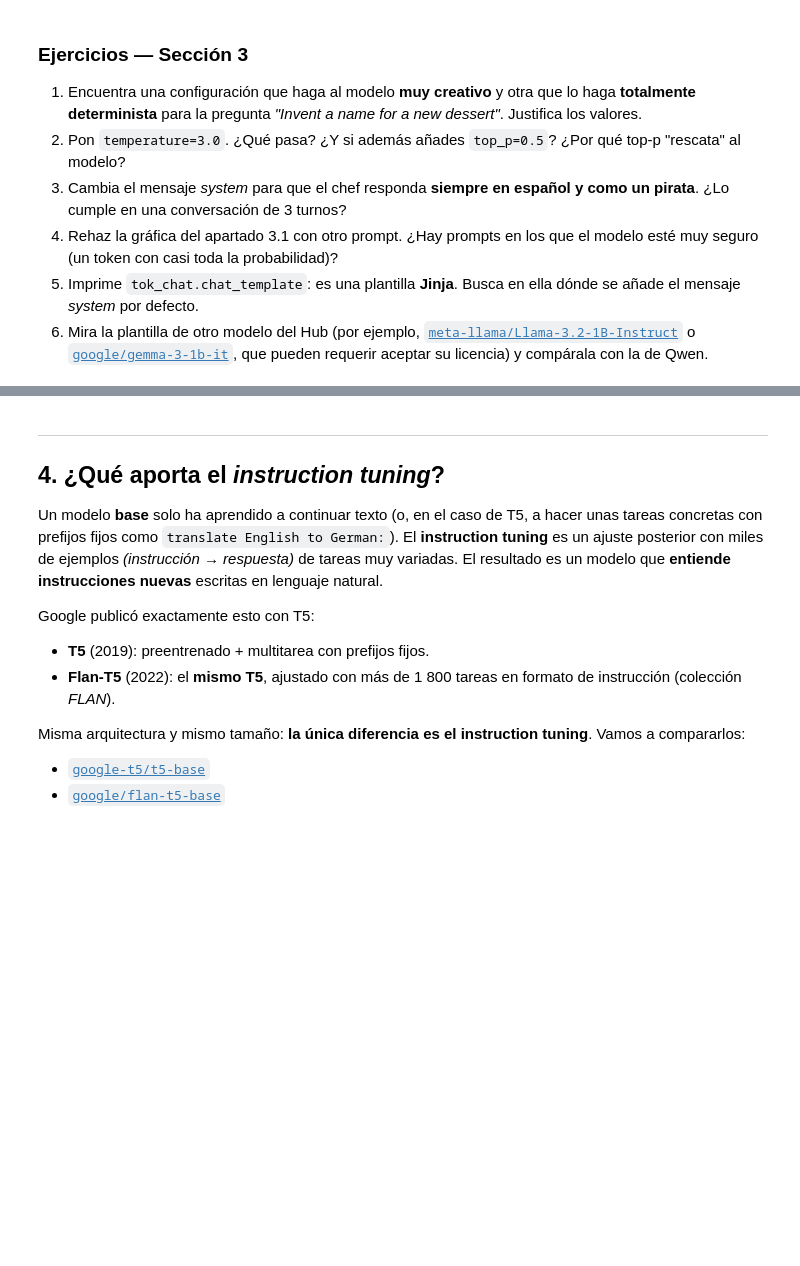
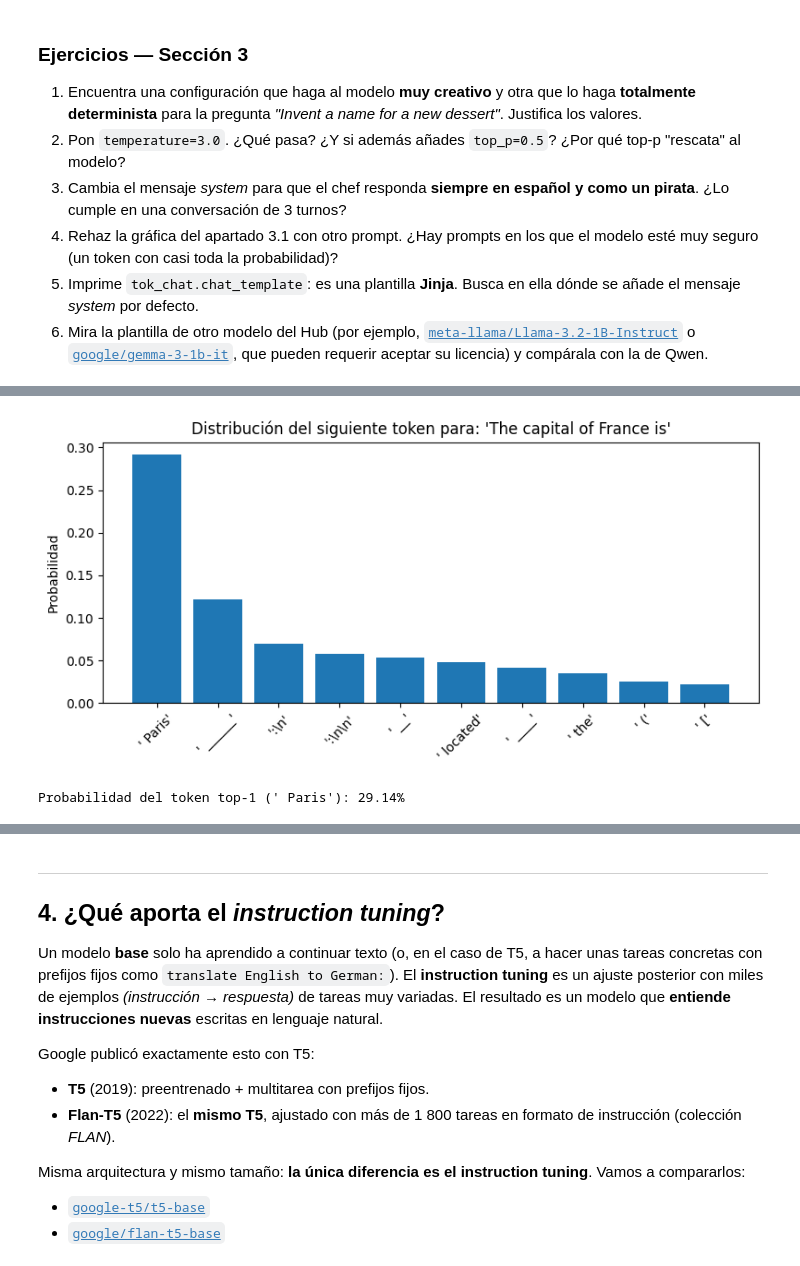
Before and after one commit to ai-somorrostro/reto_1_1-2627-llm_introduction, a Jupyter notebook: llm_fundamentos.ipynb, the cells around one changed output, grey strips where cells are left out. Cells and saved outputs as stored; diff of their text form; code cells hidden in the pictures; blank space fills up the shorter version.

```diff
--- a/llm_fundamentos.ipynb
+++ b/llm_fundamentos.ipynb
@@ -293,3 +403,18 @@ liberar_memoria()
    - c) Traducir manuales técnicos.
    - d) Buscar documentos parecidos a una consulta.
    - e) Autocompletar código.
+# %%
+# Cargar el pipeline de fill-mask
+fill_mask = pipeline("fill-mask", model="distilbert-base-uncased", device=device)
+
+# 1. Tres frases de cocina
+frases = [
+    "Preheat the [MASK] to 200 degrees.",
+    "Chop the [MASK] and sauté them in olive oil.",
+    "Bake the pizza until the [MASK] is completely melted."
+]
+
+for i, f in enumerate(frases, 1):
+    print(f"\n--- Frase {i}: {f} ---")
+    for pred in fill_mask(f, top_k=3):
+        print(f"Score: {pred['score']:.3f} | Palabra: {pred['token_str']}")
@@ -805,0 +1974,28 @@ liberar_memoria()
+# %%
+import matplotlib.pyplot as plt
+import torch
+
+# Prompt con altísima certidumbre
+prompt_seguro = "The capital of France is"
+
+enc = tok_chat(prompt_seguro, return_tensors="pt").to(device)
+with torch.no_grad():
+    logits = model_chat(**enc).logits[0, -1].float()
+
+N = 10
+top_ids = logits.topk(N).indices
+etiquetas = [repr(tok_chat.decode(i)) for i in top_ids]
+probs = logits.softmax(-1)[top_ids].cpu()
+
+plt.figure(figsize=(8, 4))
+plt.bar(range(N), probs)
+plt.xticks(range(N), etiquetas, rotation=45)
+plt.title(f"Distribución del siguiente token para: '{prompt_seguro}'")
+plt.ylabel("Probabilidad")
+plt.tight_layout()
+plt.show()
+
+print(f"Probabilidad del token top-1 ({etiquetas[0]}): {probs[0]:.2%}")
+# %% [output]
+[figure, added]
+Probabilidad del token top-1 (' Paris'): 29.14%
```
Also changed, not shown: parts of 97 cells of this notebook, 1 other file.
